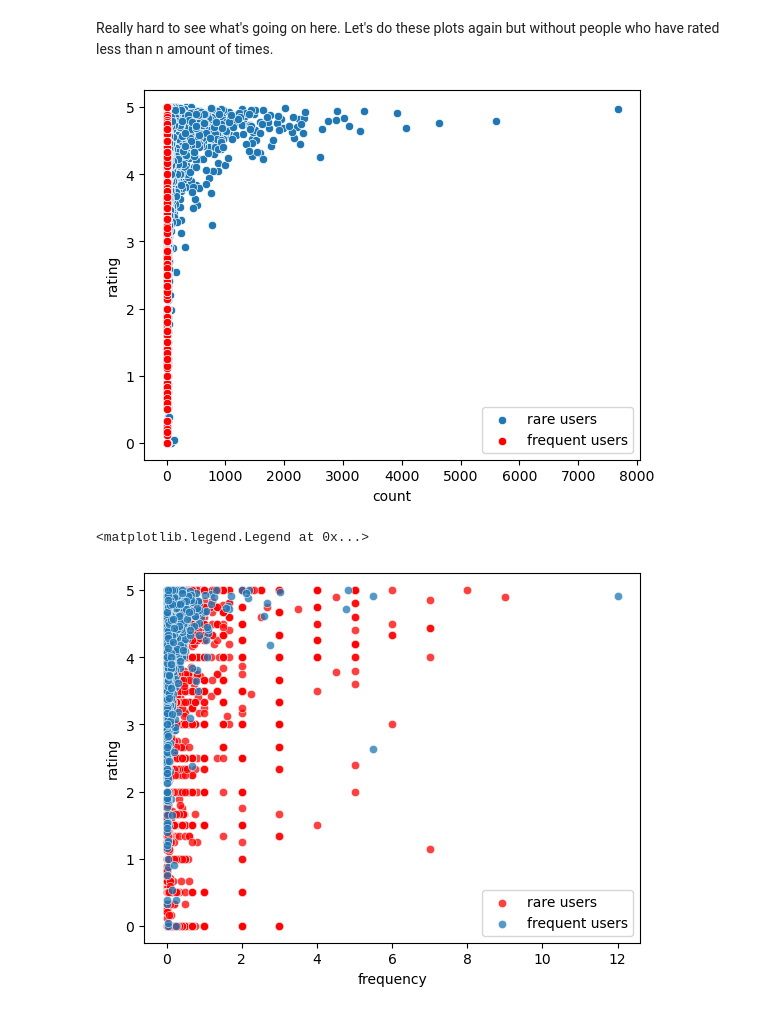
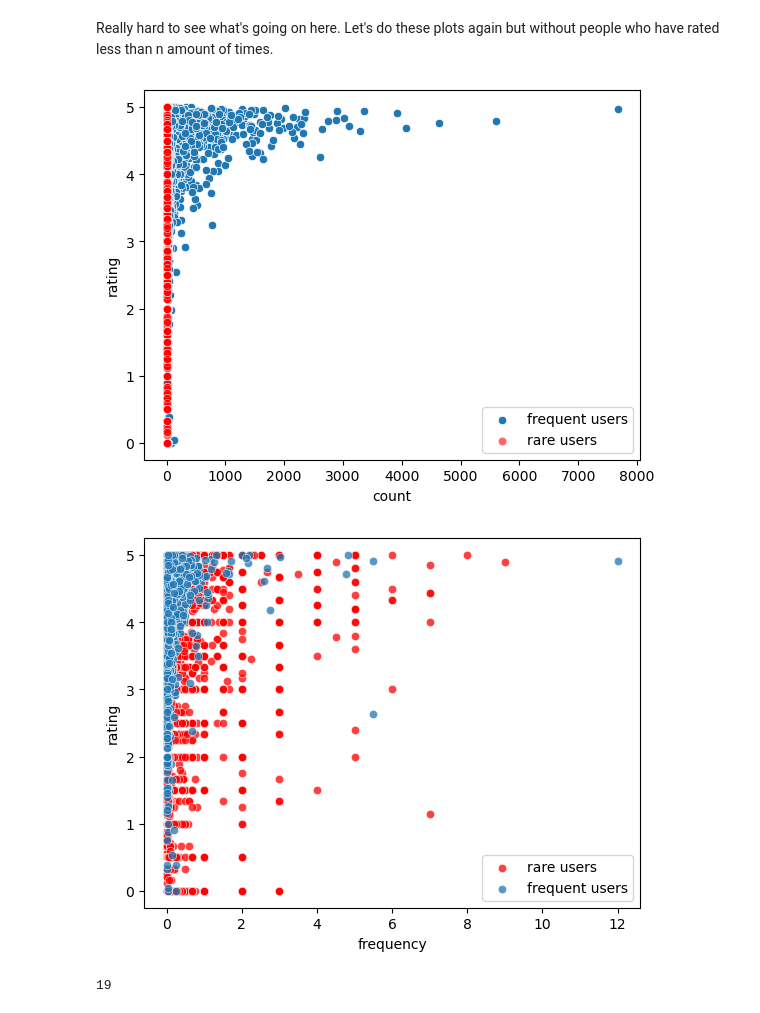
Before and after one commit to savannahpass/CapstoneProject1, a Jupyter notebook: 02_exploratory_data_analysis.ipynb, the cells around one changed output. Cells and saved outputs as stored; diff of their text form; code cells hidden in the pictures.

```diff
--- a/02_exploratory_data_analysis.ipynb
+++ b/02_exploratory_data_analysis.ipynb
@@ -363,15 +383,18 @@ Really hard to see what's going on here. Let's do these plots again but without
 # %%
 n = 10
 # %%
-sns.scatterplot(x = 'count', y='rating', data = user_sorted[users_sorted['count']>n]);
-sns.scatterplot(x = 'count', y='rating', data = user_sorted[users_sorted['count']<n], color = 'r');
-plt.legend(['rare users','frequent users']);
+sns.scatterplot(x = 'count', y='rating', data = users_sorted[users_sorted['count']>n]);
+sns.scatterplot(x = 'count', y='rating', data = users_sorted[users_sorted['count']<n], color = 'r', alpha = 0.6);
+plt.legend(['frequent users','rare users']);
 # %% [output]
-[figure, old version]
+[figure, new version]
 # %%
-sns.scatterplot(x = 'frequency', y='rating', data = user_sorted[users_sorted['count']<n], color = 'r', alpha = 0.75);
-sns.scatterplot(x = 'frequency', y='rating', data = user_sorted[users_sorted['count']>n],alpha = 0.75);
+sns.scatterplot(x = 'frequency', y='rating', data = users_sorted[users_sorted['count'] < n], color = 'r', alpha = 0.75);
+sns.scatterplot(x = 'frequency', y='rating', data = users_sorted[users_sorted['count'] > n],alpha = 0.75);
 plt.legend(['rare users','frequent users']);
 # %% [output]
-<matplotlib.legend.Legend at 0x...>
 [figure]
+# %%
+len(interactions['review'][2].split())
+# %% [output]
+19
```
Also changed, not shown: parts of 35 cells of this notebook.
